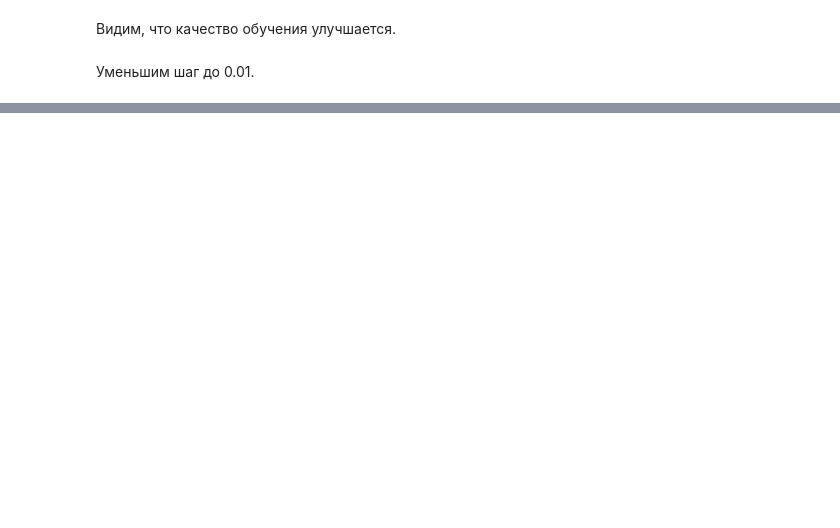
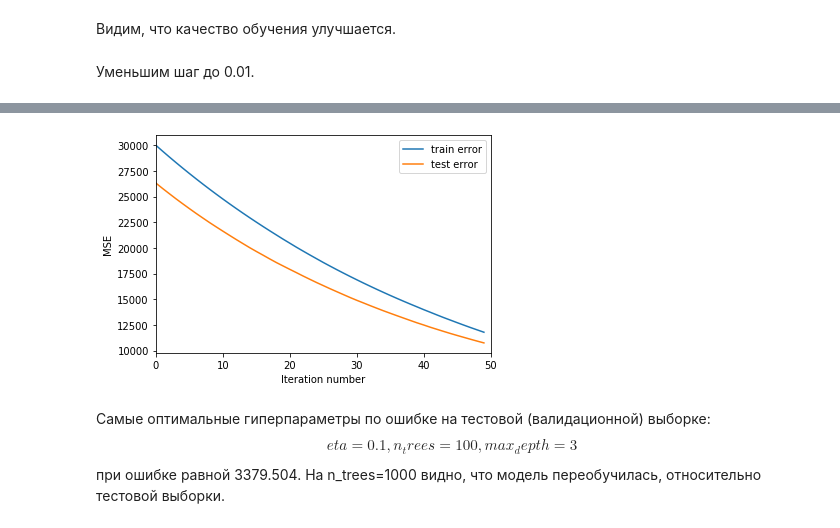
Before and after one commit to Elaviness/DataAnalyzAlg, a Jupyter notebook: Lesson_6.ipynb, the cells around one changed output, grey strips where cells are left out. Cells and saved outputs as stored; diff of their text form; code cells hidden in the pictures; blank space fills up the shorter version.

```diff
--- a/Lesson_6.ipynb
+++ b/Lesson_6.ipynb
@@ -172,0 +219,7 @@ get_error_plot(n_trees, train_errors, test_errors)
+# %%
+get_error_plot(n_trees, train_errors, test_errors)
+# %% [output]
+[figure, added]
+# %% [markdown]
+Самые оптимальные гиперпараметры по ошибке на тестовой (валидационной) выборке: $$eta=0.1, n_trees=100, max_depth=3$$ при ошибке равной 3379.504.
+На n_trees=1000 видно, что модель переобучилась, относительно тестовой выборки.
```
Also changed, not shown: parts of 13 cells of this notebook.
